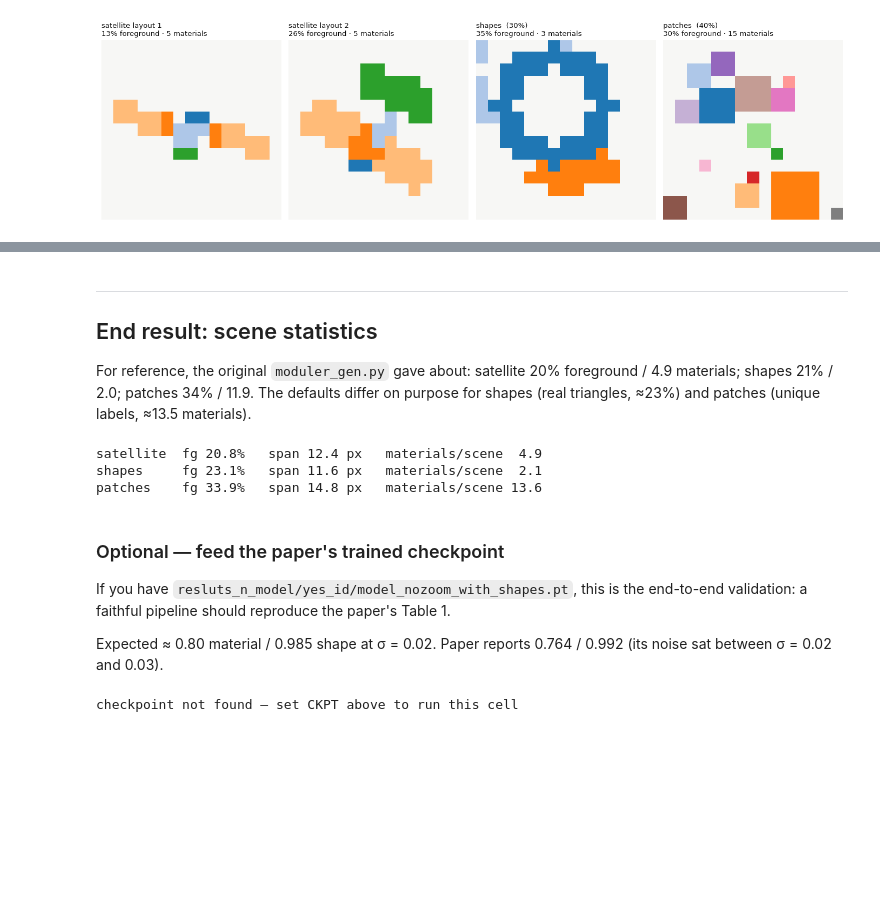
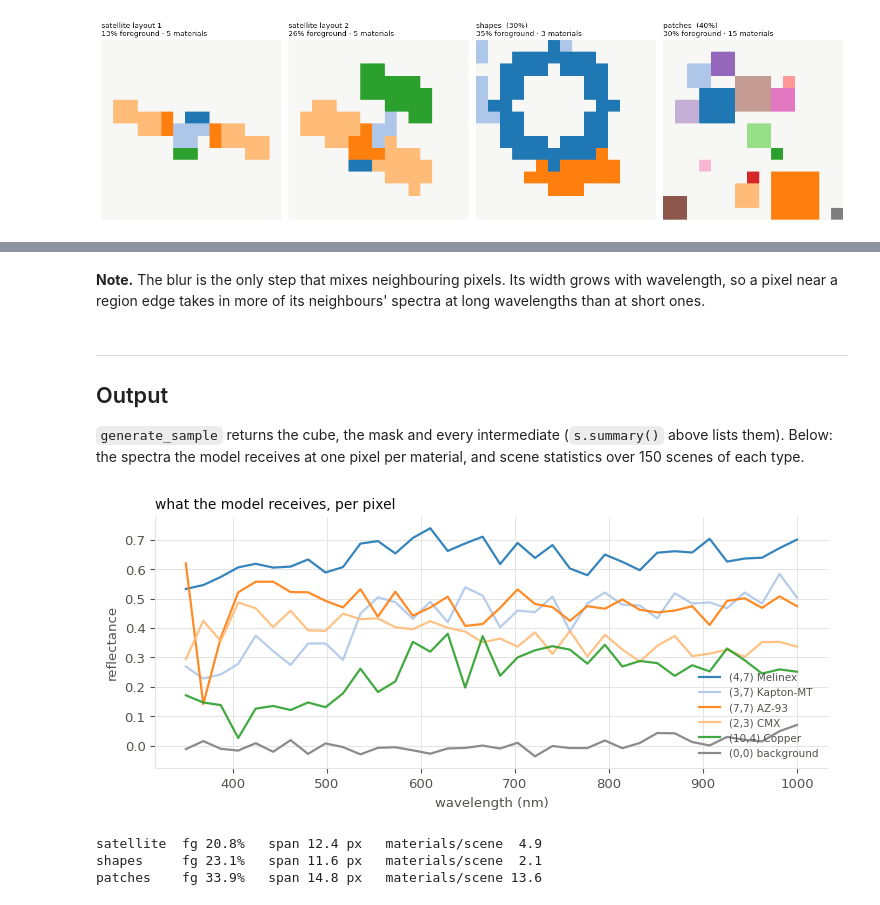
Before and after one commit to paavalipopov/satellites, a Jupyter notebook: scripts/01_generation_walkthrough.ipynb, the cells around one changed output, grey strips where cells are left out. Drawn from its saved outputs; the diff is of its cells as text; code cells hidden in the pictures; blank space fills up the shorter version.

```diff
--- a/scripts/01_generation_walkthrough.ipynb
+++ b/scripts/01_generation_walkthrough.ipynb
@@ -402,10 +220,0 @@ better supported than "we recover materials".
-# %%
-fig, axes = plt.subplots(1, 4, figsize=(12, 3.3))
-for ax, sd in zip(axes, [0.0, 0.02, 0.05, 0.20]):
-    c = sensor_noise(s.cube_blurred, cfg.with_(sensor_noise_std=sd), np.random.default_rng(1))
-    ax.imshow(c[20], cmap=DIV, norm=TwoSlopeNorm(vmin=-vmax, vcenter=0, vmax=vmax),
-              interpolation="nearest")
-    bare(ax); ax.set_title(f"sigma = {sd}", fontsize=9.5)
-fig.suptitle("Band 20 of the model input, at four sensor-noise levels",
-             y=1.03, fontsize=11, x=0.09, ha="left")
-plt.tight_layout(); plt.show()
@@ -414,10 +240,28 @@ plt.tight_layout(); plt.show()
+# %% [markdown]
+**Note.** The blur is the only step that mixes neighbouring pixels. Its width grows with
+wavelength, so a pixel near a region edge takes in more of its neighbours' spectra at long
+wavelengths than at short ones.
 # %% [markdown]
 ---
-## End result: scene statistics
+## Output
 
-For reference, the original `moduler_gen.py` gave about: satellite 20% foreground /
-4.9 materials; shapes 21% / 2.0; patches 34% / 11.9. The defaults differ on purpose
-for shapes (real triangles, ≈23%) and patches (unique labels, ≈13.5 materials).
+`generate_sample` returns the cube, the mask and every intermediate (`s.summary()` above
+lists them). Below: the spectra the model receives at one pixel per material, and scene
+statistics over 150 scenes of each type.
+# %%
+fig, ax = plt.subplots(figsize=(7.5, 3.4))
+cols = [plt.cm.tab20(i % 20) for i in range(len(s.material_ids))]
+for c, mid in zip(cols, s.material_ids):          # one pixel per material
+    ys, xs = np.where(s.mask == mid)
+    ax.plot(L, s.cube[:, ys[0], xs[0]], lw=1.6, color=c, alpha=0.9,
+            label=f"({ys[0]},{xs[0]}) {ID_TO_NAME[mid]}")
+ax.plot(L, s.cube[:, 0, 0], lw=1.6, color=MUTED, label="(0,0) background")
+ax.set_title("what the model receives, per pixel", fontsize=10, loc="left")
+ax.set_xlabel("wavelength (nm)"); ax.set_ylabel("reflectance"); ax.grid(True)
+ax.legend(frameon=False, fontsize=7.5, labelcolor=INK2)
+plt.tight_layout(); plt.show()
+# %% [output]
+[figure, added]
 # %%
 for scene in ["satellite", "shapes", "patches"]:
     B = generate_batch(cfg, lib, 150, seed0=0, scene=scene)
@@ -429,31 +273,3 @@ for scene in ["satellite", "shapes", "patches"]:
 satellite  fg 20.8%   span 12.4 px   materials/scene  4.9
 shapes     fg 23.1%   span 11.6 px   materials/scene  2.1
 patches    fg 33.9%   span 14.8 px   materials/scene 13.6
-# %% [markdown]
-### Optional — feed the paper's trained checkpoint
-
-If you have `resluts_n_model/yes_id/model_nozoom_with_shapes.pt`, this is the
-end-to-end validation: a faithful pipeline should reproduce the paper's Table 1.
-
-Expected ≈ 0.80 material / 0.985 shape at σ = 0.02. Paper reports 0.764 / 0.992
-(its noise sat between σ = 0.02 and 0.03).
-# %%
-CKPT = "/Users/ppopov1/_remote_data/satellite_project/resluts_n_model/yes_id/model_nozoom_with_shapes.pt"   # <-- edit
-
-if os.path.exists(CKPT):
-    import torch
-    model = torch.jit.load(CKPT, map_location="cpu").eval()
-    ma, sa = [], []
-    for i in range(120):
-        smp = generate_sample(cfg, 5000 + i, lib, scene="satellite")
-        fg = smp.mask != 0
-        if not fg.sum(): continue
-        with torch.no_grad():
-            p = model(torch.from_numpy(smp.cube).float()[None]).argmax(1)[0].numpy()
-        ma.append((p[fg] == smp.mask[fg]).mean()); sa.append(((p != 0) == fg).mean())
-    print(f"material accuracy {np.mean(ma):.3f}   shape accuracy {np.mean(sa):.3f}   (n={len(ma)})")
-    print("paper Table 1:    0.764                0.992")
-else:
-    print("checkpoint not found — set CKPT above to run this cell")
-# %% [output]
-checkpoint not found — set CKPT above to run this cell
```
Also changed, not shown: parts of 24 cells of this notebook, 8 other files.
